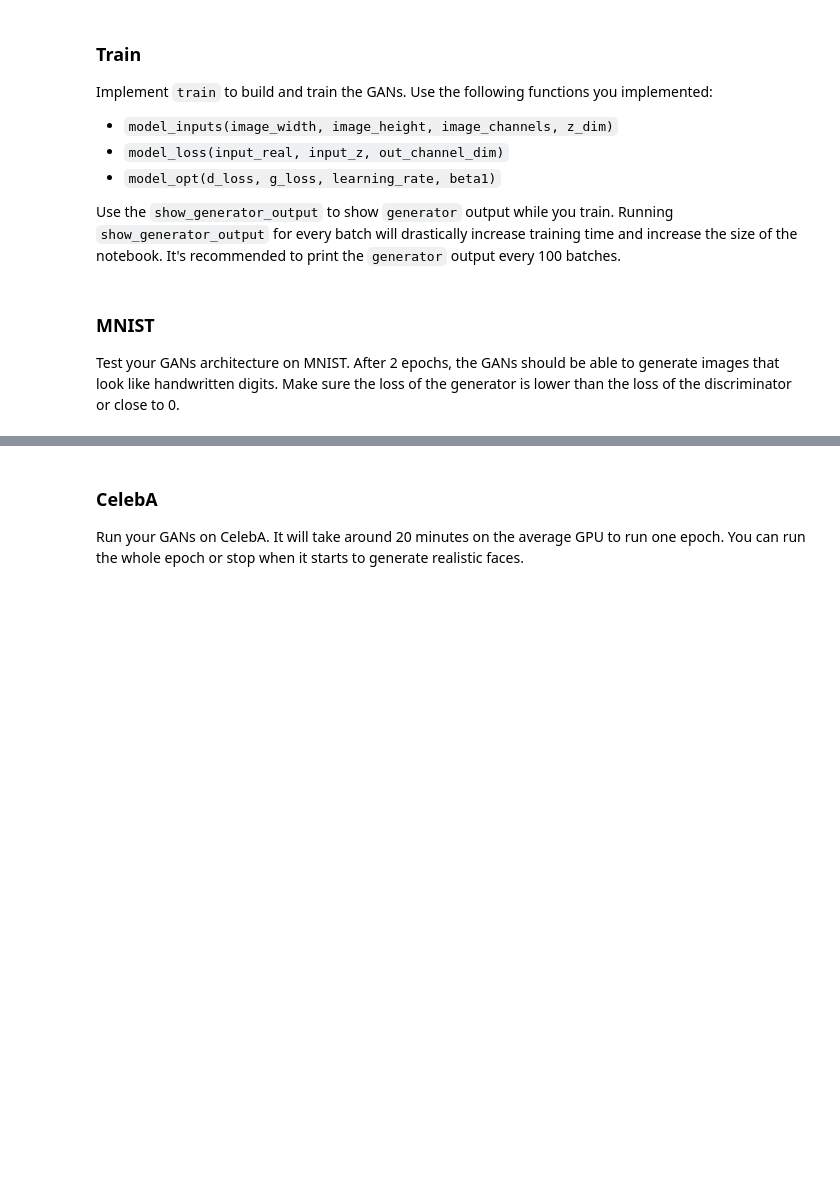
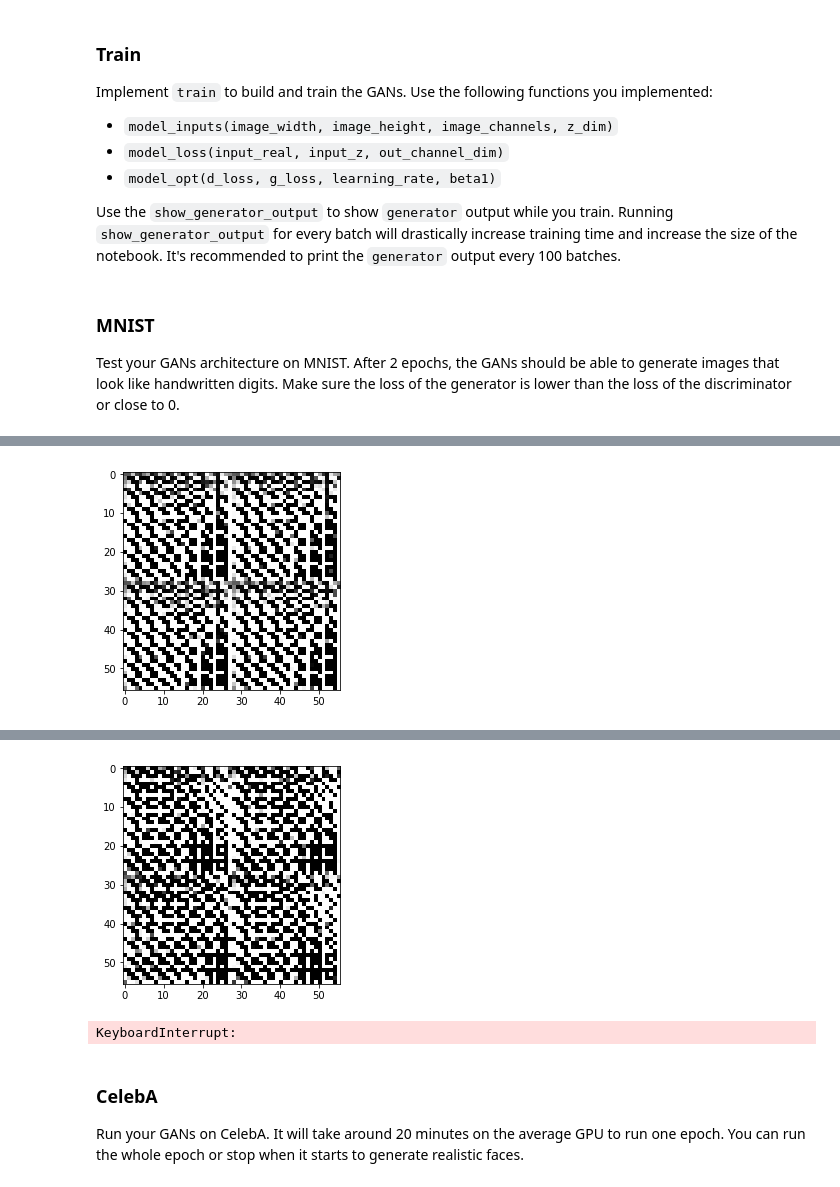
Before and after one commit to hfoffani/deep-learning, a Jupyter notebook: face_generation/dlnd_face_generation.ipynb, the cells around one changed output, grey strips where cells are left out. Cells and saved outputs as stored; diff of their text form; code cells hidden in the pictures; blank space fills up the shorter version.

```diff
--- a/face_generation/dlnd_face_generation.ipynb
+++ b/face_generation/dlnd_face_generation.ipynb
@@ -117,11 +117,11 @@ def model_inputs(image_width, image_height, image_channels, z_dim):
     # TODO: Implement Function
 
     inputs_dim = (None, image_width, image_height, image_channels)
-    inputs_img = tf.placeholder(tf.float32, inputs_dim, name='inputs_img')
-    inputs_z = tf.placeholder(tf.float32, (None, z_dim), name='inputs_z')
+    input_real = tf.placeholder(tf.float32, inputs_dim, name='input_real')
+    input_z = tf.placeholder(tf.float32, (None, z_dim), name='input_z')
     lrate = tf.placeholder(tf.float32, [], name='learning_rate')
 
-    return inputs_img, inputs_z, lrate
+    return input_real, input_z, lrate
 
 
 """
@@ -357,10 +395,10 @@ def train(epoch_count, batch_size, z_dim, learning_rate, beta1, get_batches, dat
 ### MNIST
 Test your GANs architecture on MNIST.  After 2 epochs, the GANs should be able to generate images that look like handwritten digits.  Make sure the loss of the generator is lower than the loss of the discriminator or close to 0.
 # %%
-batch_size = None
-z_dim = None
-learning_rate = None
-beta1 = None
+batch_size = 64
+z_dim = 20
+learning_rate = 0.01
+beta1 = 0.5
 
 
 """
@@ -372,3 +410,4 @@ mnist_dataset = helper.Dataset('mnist', glob(os.path.join(data_dir, 'mnist/*.jpg
 with tf.Graph().as_default():
     train(epochs, batch_size, z_dim, learning_rate, beta1, mnist_dataset.get_batches,
           mnist_dataset.shape, mnist_dataset.image_mode)
+# %% [output]
@@ -374,0 +417 @@ with tf.Graph().as_default():
+[figure, added]
@@ -375,3 +420,5 @@ with tf.Graph().as_default():
+[figure, added]
+KeyboardInterrupt:
 # %% [markdown]
 ### CelebA
 Run your GANs on CelebA.  It will take around 20 minutes on the average GPU to run one epoch.  You can run the whole epoch or stop when it starts to generate realistic faces.
```
Also changed, not shown: parts of 2 cells of this notebook.
